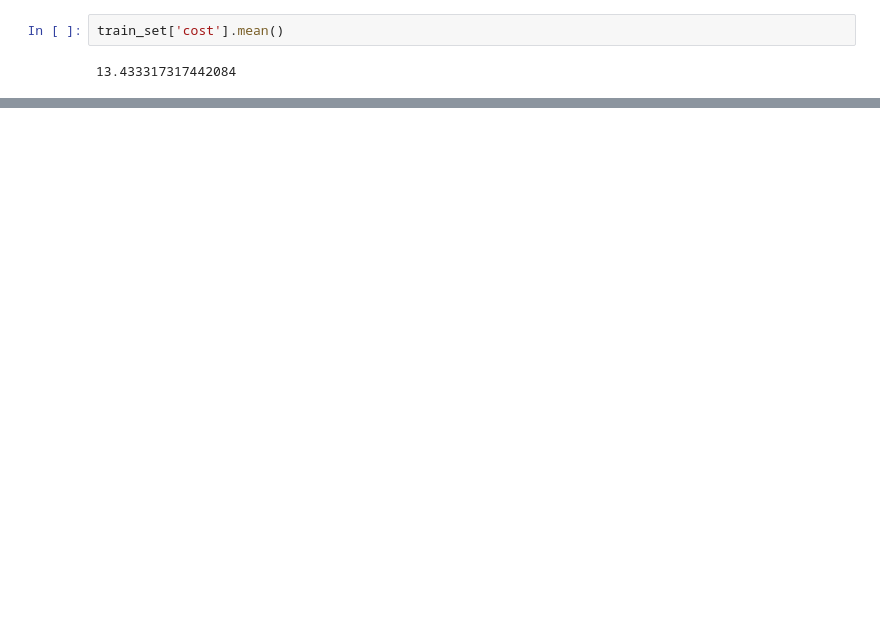
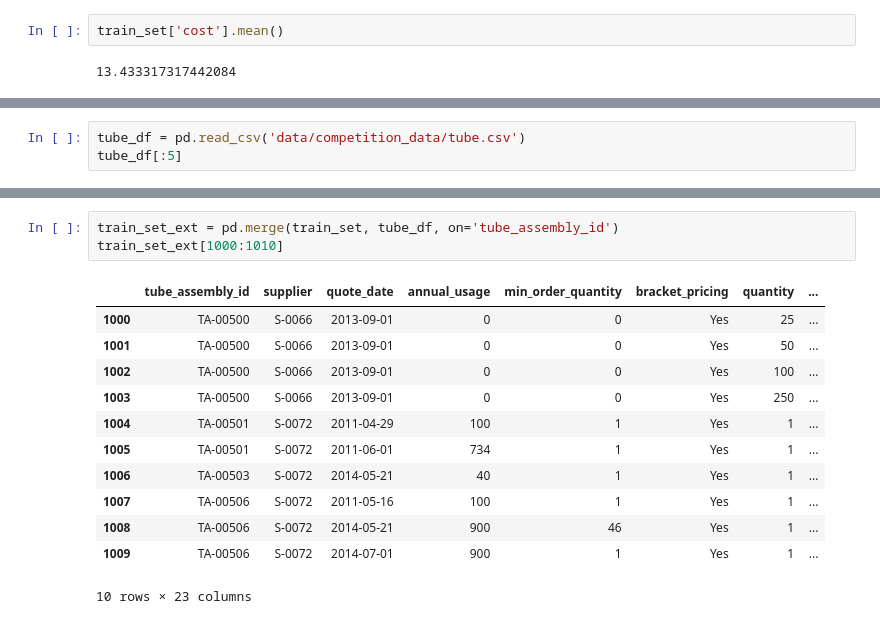
Before and after one commit to cberzan/kaggle-caterpillar, a Jupyter notebook: caterpillar-tube-pricing/explore_data.ipynb, the cells around one changed output, grey strips where cells are left out. Saved outputs shown, nothing was run; the diff lists cells and outputs as text; blank space fills up the shorter version.

```diff
--- a/caterpillar-tube-pricing/explore_data.ipynb
+++ b/caterpillar-tube-pricing/explore_data.ipynb
@@ -37,0 +65,3 @@ train_set['cost'].mean()
+# %%
+tube_df = pd.read_csv('data/competition_data/tube.csv')
+tube_df[:5]
@@ -37,0 +98,16 @@ train_set['cost'].mean()
+# %%
+train_set_ext = pd.merge(train_set, tube_df, on='tube_assembly_id')
+train_set_ext[1000:1010]
+# %% [output]
+|  | tube_assembly_id | supplier | quote_date | annual_usage | min_order_quantity | bracket_pricing | quantity | ... |
+| 1000 | TA-00500 | S-0066 | 2013-09-01 | 0 | 0 | Yes | 25 | ... |
+| 1001 | TA-00500 | S-0066 | 2013-09-01 | 0 | 0 | Yes | 50 | ... |
+| 1002 | TA-00500 | S-0066 | 2013-09-01 | 0 | 0 | Yes | 100 | ... |
+| 1003 | TA-00500 | S-0066 | 2013-09-01 | 0 | 0 | Yes | 250 | ... |
+| 1004 | TA-00501 | S-0072 | 2011-04-29 | 100 | 1 | Yes | 1 | ... |
+| 1005 | TA-00501 | S-0072 | 2011-06-01 | 734 | 1 | Yes | 1 | ... |
+| 1006 | TA-00503 | S-0072 | 2014-05-21 | 40 | 1 | Yes | 1 | ... |
+| 1007 | TA-00506 | S-0072 | 2011-05-16 | 100 | 1 | Yes | 1 | ... |
+| 1008 | TA-00506 | S-0072 | 2014-05-21 | 900 | 46 | Yes | 1 | ... |
+| 1009 | TA-00506 | S-0072 | 2014-07-01 | 900 | 1 | Yes | 1 | ... |
+10 rows × 23 columns
```
Also changed, not shown: parts of 12 cells of this notebook, 6 other files.
